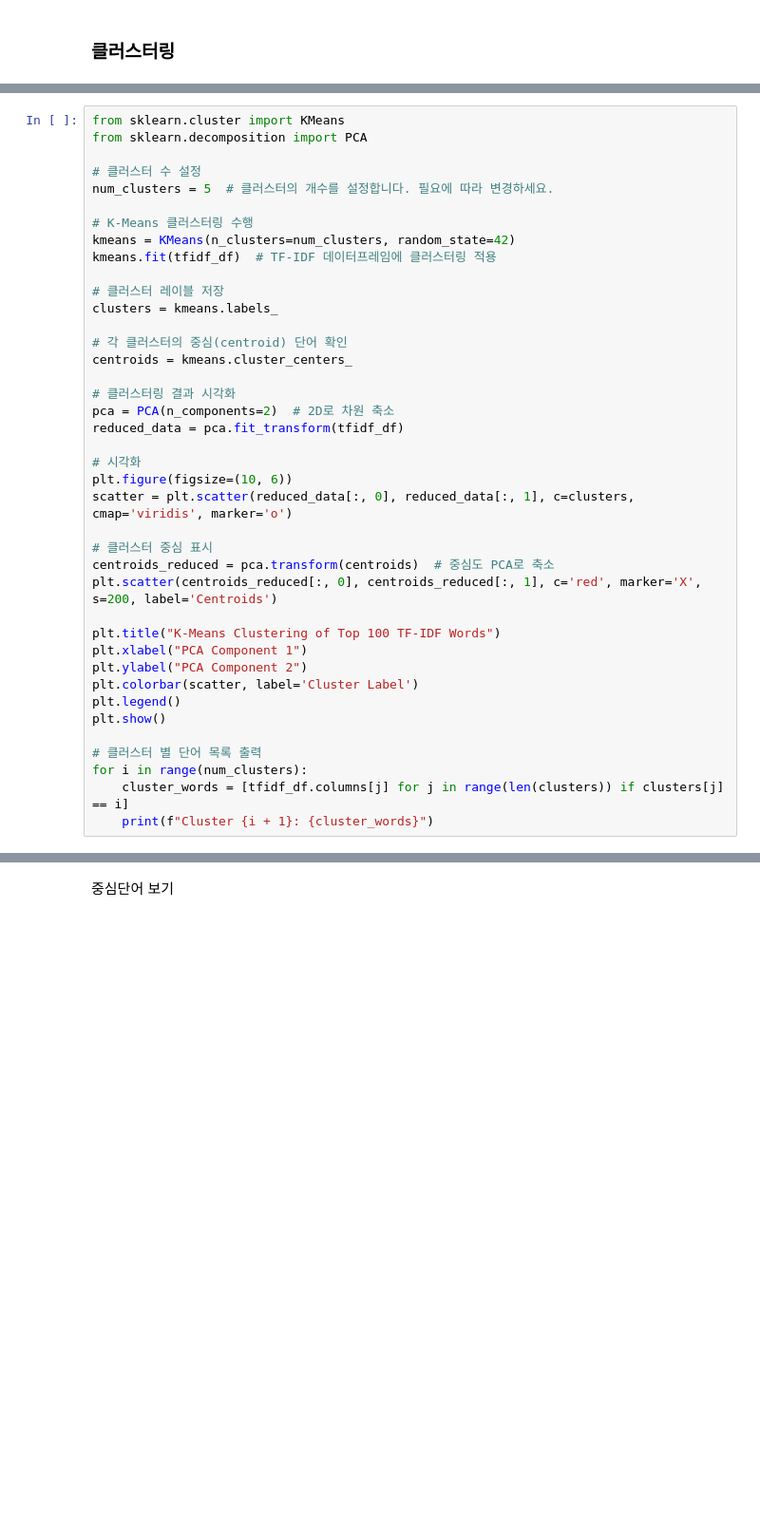
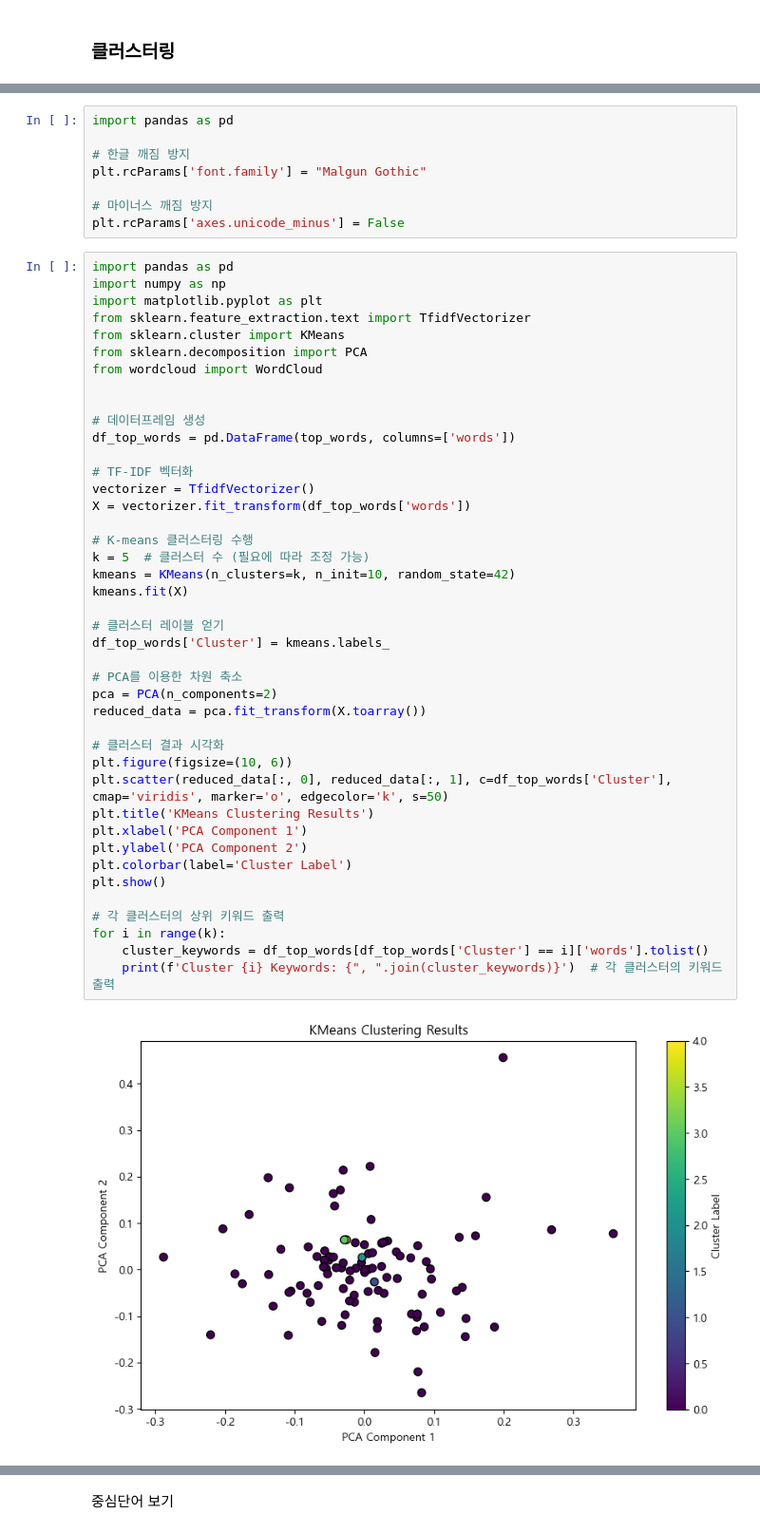
Before and after one commit to sesac-NoF/NoF, a Jupyter notebook: Labor_precedent_EDA/10_Labor_Real_라벨링.ipynb, the cells around one changed output, grey strips where cells are left out. Shown at 95% size. Cells and saved outputs as stored; diff of their text form; blank space fills up the shorter version.

```diff
--- a/Labor_precedent_EDA/10_Labor_Real_라벨링.ipynb
+++ b/Labor_precedent_EDA/10_Labor_Real_라벨링.ipynb
@@ -266,41 +316,52 @@ plt.show()
+# %%
+import pandas as pd
+
+# 한글 깨짐 방지
+plt.rcParams['font.family'] = "Malgun Gothic"
+
+# 마이너스 깨짐 방지
+plt.rcParams['axes.unicode_minus'] = False
 # %%
+import pandas as pd
+import numpy as np
+import matplotlib.pyplot as plt
+from sklearn.feature_extraction.text import TfidfVectorizer
 from sklearn.cluster import KMeans
 from sklearn.decomposition import PCA
+from wordcloud import WordCloud
 
-# 클러스터 수 설정
-num_clusters = 5  # 클러스터의 개수를 설정합니다. 필요에 따라 변경하세요.
 
-# K-Means 클러스터링 수행
-kmeans = KMeans(n_clusters=num_clusters, random_state=42)
-kmeans.fit(tfidf_df)  # TF-IDF 데이터프레임에 클러스터링 적용
+# 데이터프레임 생성
+df_top_words = pd.DataFrame(top_words, columns=['words'])
 
-# 클러스터 레이블 저장
-clusters = kmeans.labels_
+# TF-IDF 벡터화
+vectorizer = TfidfVectorizer()
+X = vectorizer.fit_transform(df_top_words['words'])
 
-# 각 클러스터의 중심(centroid) 단어 확인
-centroids = kmeans.cluster_centers_
+# K-means 클러스터링 수행
+k = 5  # 클러스터 수 (필요에 따라 조정 가능)
+kmeans = KMeans(n_clusters=k, n_init=10, random_state=42)
+kmeans.fit(X)
 
-# 클러스터링 결과 시각화
-pca = PCA(n_components=2)  # 2D로 차원 축소
-reduced_data = pca.fit_transform(tfidf_df)
+# 클러스터 레이블 얻기
+df_top_words['Cluster'] = kmeans.labels_
 
-# 시각화
+# PCA를 이용한 차원 축소
+pca = PCA(n_components=2)
+reduced_data = pca.fit_transform(X.toarray())
+
+# 클러스터 결과 시각화
 plt.figure(figsize=(10, 6))
-scatter = plt.scatter(reduced_data[:, 0], reduced_data[:, 1], c=clusters, cmap='viridis', marker='o')
-
-# 클러스터 중심 표시
-centroids_reduced = pca.transform(centroids)  # 중심도 PCA로 축소
-plt.scatter(centroids_reduced[:, 0], centroids_reduced[:, 1], c='red', marker='X', s=200, label='Centroids')
-
-plt.title("K-Means Clustering of Top 100 TF-IDF Words")
-plt.xlabel("PCA Component 1")
-plt.ylabel("PCA Component 2")
-plt.colorbar(scatter, label='Cluster Label')
-plt.legend()
+plt.scatter(reduced_data[:, 0], reduced_data[:, 1], c=df_top_words['Cluster'], cmap='viridis', marker='o', edgecolor='k', s=50)
+plt.title('KMeans Clustering Results')
+plt.xlabel('PCA Component 1')
+plt.ylabel('PCA Component 2')
+plt.colorbar(label='Cluster Label')
 plt.show()
 
-# 클러스터 별 단어 목록 출력
-for i in range(num_clusters):
-    cluster_words = [tfidf_df.columns[j] for j in range(len(clusters)) if clusters[j] == i]
-    print(f"Cluster {i + 1}: {cluster_words}")
+# 각 클러스터의 상위 키워드 출력
+for i in range(k):
+    cluster_keywords = df_top_words[df_top_words['Cluster'] == i]['words'].tolist()
+    print(f'Cluster {i} Keywords: {", ".join(cluster_keywords)}')  # 각 클러스터의 키워드 출력
 # %% [output]
+[figure, added]
```
Also changed, not shown: parts of 11 cells of this notebook.
